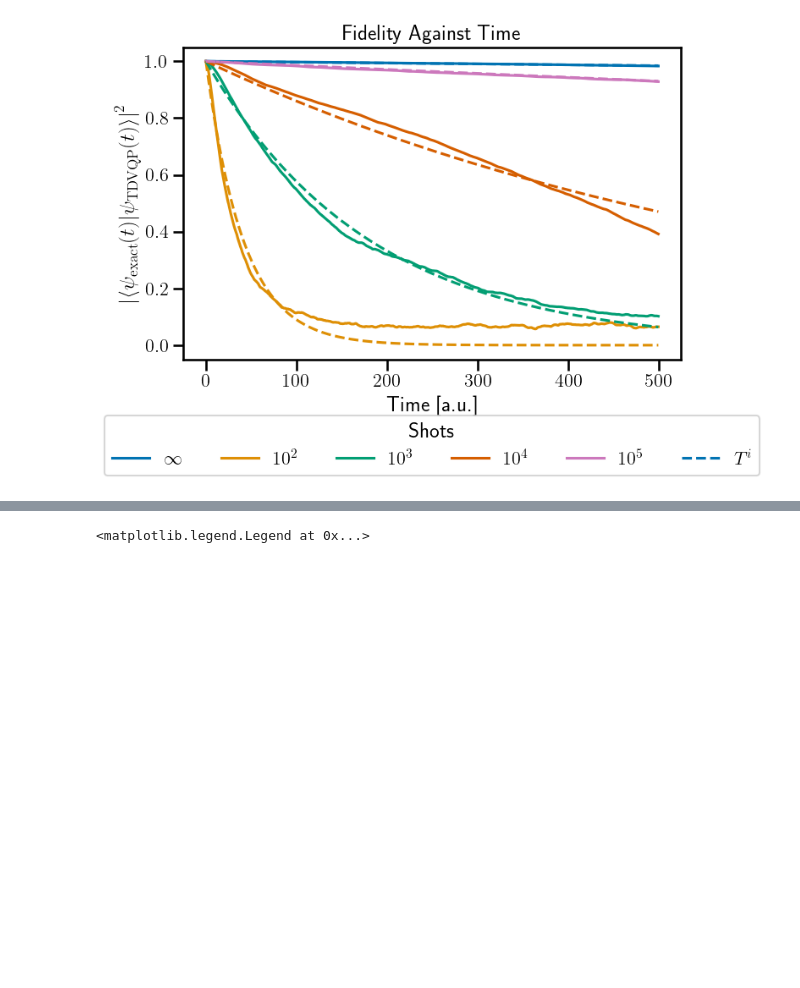
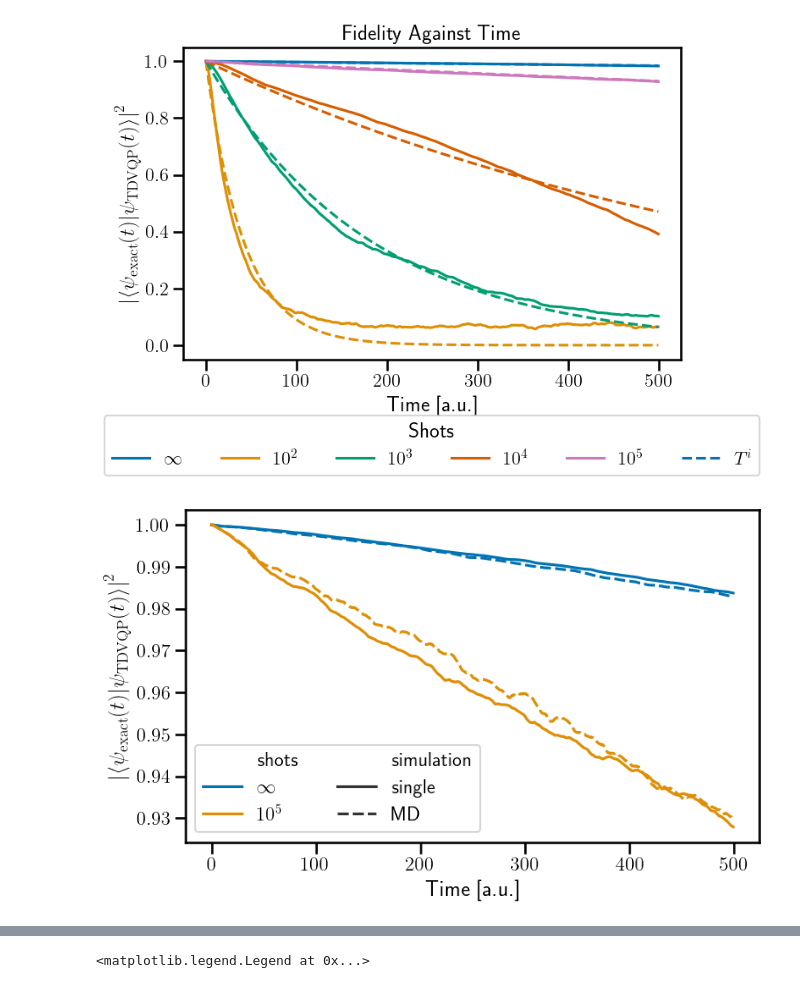
Before and after one commit to danielbultrini/TDVQP_SM, a Jupyter notebook: param_unparam.ipynb, the cells around one changed output, grey strips where cells are left out. Saved outputs shown, nothing was run; the diff lists cells and outputs as text; code cells hidden in the pictures; blank space fills up the shorter version.

```diff
--- a/param_unparam.ipynb
+++ b/param_unparam.ipynb
@@ -244,6 +244,21 @@ plt.tight_layout()
 plt.savefig('additional_plots/shots_thresh.pdf')
 # %% [output]
 [figure]
+# %%
+fig, ax = plt.subplots(nrows=1,figsize=((8, 5)))
+
+sns.lineplot(data=dfs.query('parameterized=="no" & shots=="$10^5$"|shots=="$\infty$"'), x="times", y="fidelity_to_exact", ci=None, ax=ax, palette="colorblind",hue='shots',style='simulation')
+ax.set(ylabel=r'$\left |\langle\psi_\mathrm{exact}(t)|\psi_\mathrm{TDVQP}(t)\rangle\right |^2 $',xlabel= r'Time [a.u.]')
+# ax.set_title('Fidelity Against Time')
+
+handles, labels = plt.gca().get_legend_handles_labels()
+# plt.yscale('log')
+# Create legend
+plt.legend(handles=handles, labels=labels, ncol=2)
+plt.tight_layout()
+plt.savefig("additional_plots/MD_improvement.pdf")
+# %% [output]
+[figure, added]
 # %%
 fig, ax = plt.subplots(nrows=1,figsize=((8, 6)))
 
```
Also changed, not shown: parts of 4 cells of this notebook, 1 other file.
